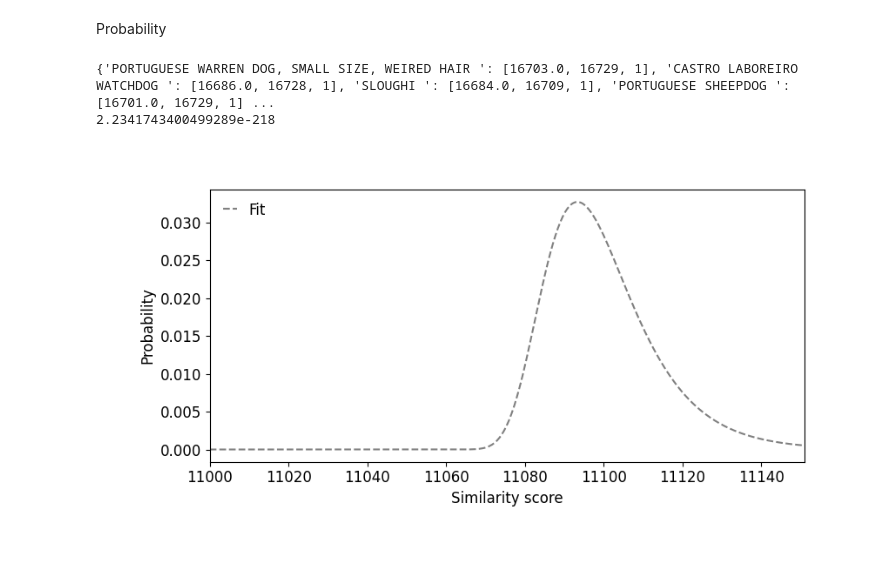
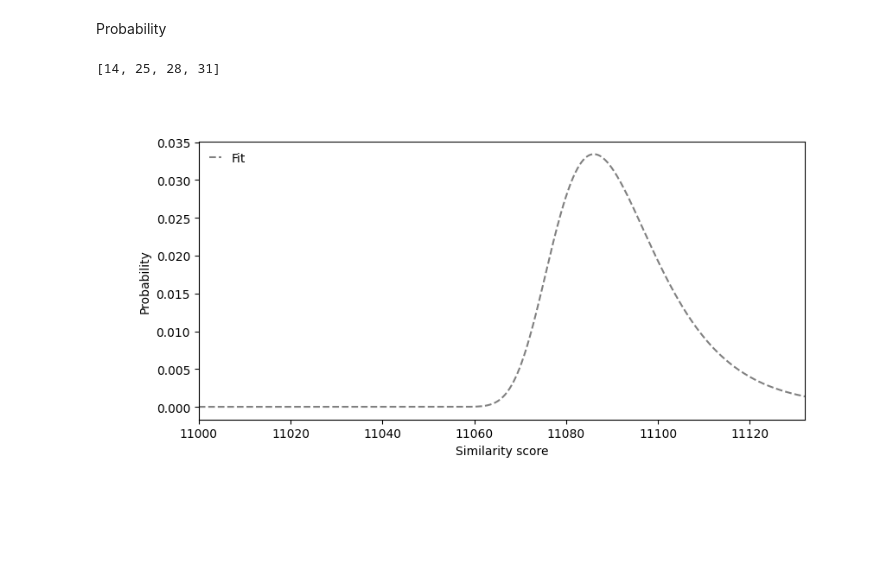
Before and after one commit to lprzem01/Mystery-breed-sequence-identification, a Jupyter notebook: my_project/code/work_in_progress.ipynb, the cells around one changed output. Saved outputs shown, nothing was run; the diff lists cells and outputs as text; code cells hidden in the pictures; blank space fills up the shorter version.

```diff
--- a/my_project/code/work_in_progress.ipynb
+++ b/my_project/code/work_in_progress.ipynb
@@ -21,10 +23,7 @@ import numpy as np
 Setup the directory
 # %%
 #set up directories
-dog_breeds = r"/workspaces/Coursework/my_project/data/dog_breeds.fa"
-mystery_breed = r"/workspaces/Coursework/my_project/data/mystery.fa"
-output = r"/workspaces/Coursework/my_project/results"
-ind_breeds = r"/workspaces/Coursework/my_project/results/individual_breed_sequences"
-all_alignments = r"/workspaces/Coursework/my_project/results/All_alignments"
-consensus_file = r"/workspaces/Coursework/my_project/results/concensus_sequences"
-MSA_alignment = r"/workspaces/Coursework/my_project/results/MSA_alignment"
+dog_breeds = r"../data/dog_breeds.fa"
+mystery_breed = r"../data/mystery.fa"
+output = r"../results"
+ind_breeds = r"../results/individual_breed_sequences"
@@ -375,30 +114,42 @@ random_scores = alignment_scores()
+# %%
+#set the sequence length to mirror the real database
+seq_len = 16729
+#set the size of the database to mirror the real one
+database_size = 100
+
+#generate a list of the base proportions to use in DNA generation
+proportion = base_content(mystery_sequence[0])
+print(proportion)
+
+#store the sequences generated in a variable
+sequences = random_sequences(database_size, seq_len, proportion)
+# %% [output]
+[14, 25, 28, 31]
 # %%
+
+
+#store the alignment scores of the random sequences in a variable
+random_scores = alignment_scores(random_DNA(seq_len, proportion), sequences)
+
 # Score frequencies of random sequence alignment scores
 freqs = np.bincount(random_scores) / database_size
 
 # Use method of moments to estimate distribution parameters
 l = np.pi / np.sqrt(6 * np.var(random_scores))
 u = np.mean(random_scores) - np.euler_gamma / l
-
-# The probability density function of the extreme value distribution
-def pdf(x, l, u):
-    t = np.exp(-l * (x - u))
-    return l * t * np.exp(-t)
 
 # Coordinates for the fit
 x = np.linspace(11000, len(freqs)-1, 500)
 y = pdf(x, l, u)
 
 #plot the probability graph
 fig, ax = plt.subplots(figsize=(8.0, 4.0))
 ax.plot(x, y, color="gray", linestyle="--", label="Fit")
 ax.set_xlabel("Similarity score")
 ax.set_ylabel("Probability")
 ax.set_xlim(11000, len(freqs)-1)
 ax.legend(loc="upper left")
 fig.tight_layout()
 fig.savefig(f"{output}/probability_distribution")
 # %% [output]
-{'PORTUGUESE WARREN DOG, SMALL SIZE, WEIRED HAIR ': [16703.0, 16729, 1], 'CASTRO LABOREIRO WATCHDOG ': [16686.0, 16728, 1], 'SLOUGHI ': [16684.0, 16709, 1], 'PORTUGUESE SHEEPDOG ': [16701.0, 16729, 1] ...
-2.2341743400499289e-218
-[figure, old version]
+[figure, new version]
```
Also changed, not shown: parts of 23 cells of this notebook, 2 other files.
